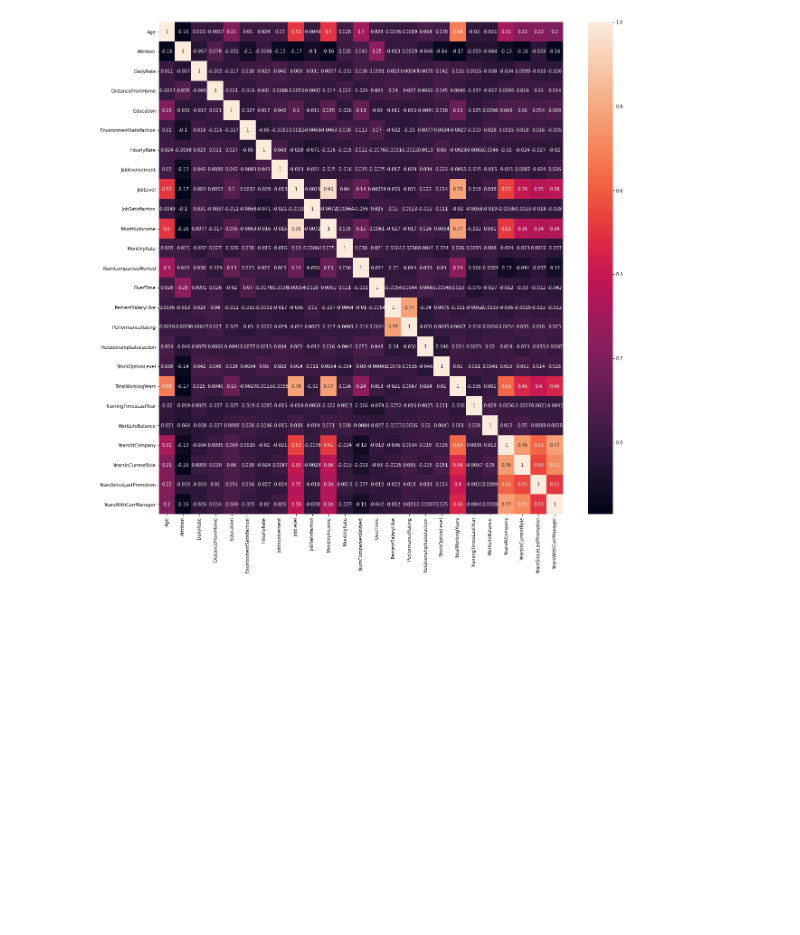
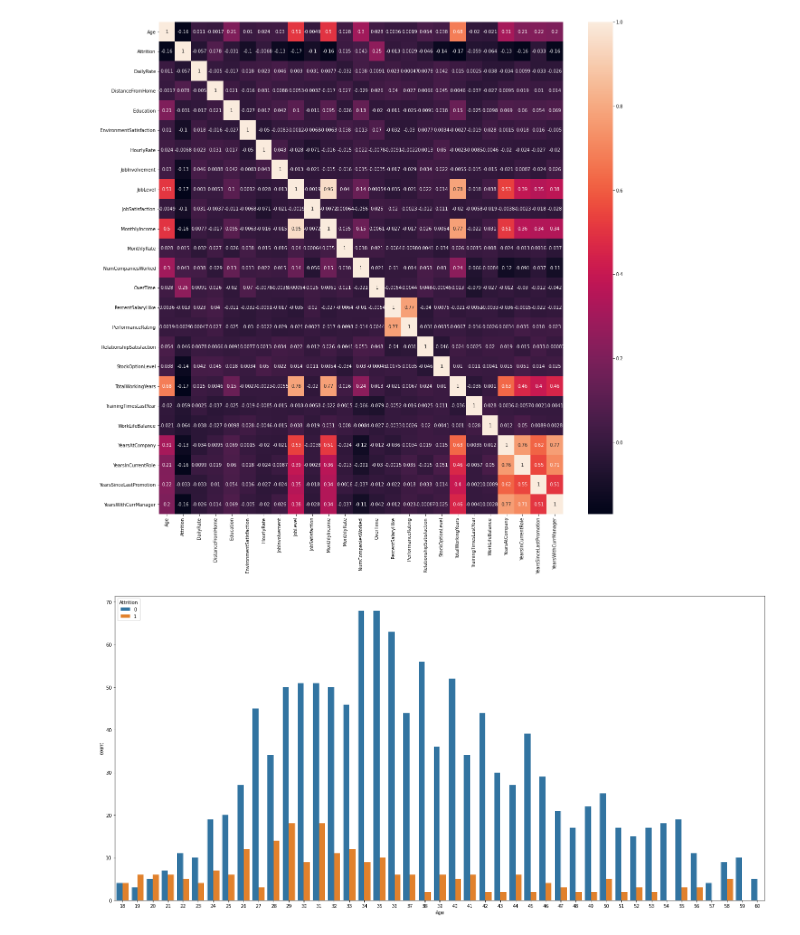
Before and after one commit to Mario-RJunior/Recursos_humanos_ML, a Jupyter notebook: Recursos_Humanos.ipynb, the cells around one changed output. Cells and saved outputs as stored; diff of their text form; code cells hidden in the pictures; blank space fills up the shorter version.

Commit message:
Fazendo um countplot para a idade

```diff
--- a/Recursos_Humanos.ipynb
+++ b/Recursos_Humanos.ipynb
@@ -193,3 +193,9 @@ fig, axe = plt.subplots(figsize=(20,20))
 sns.heatmap(correlations, annot=True);
 # %% [output]
 [figure]
+# %%
+# Gráficos de contagem
+plt.figure(figsize=(25,12))
+sns.countplot(data=employee_df, hue='Attrition', x='Age');
+# %% [output]
+[figure, added]
```
